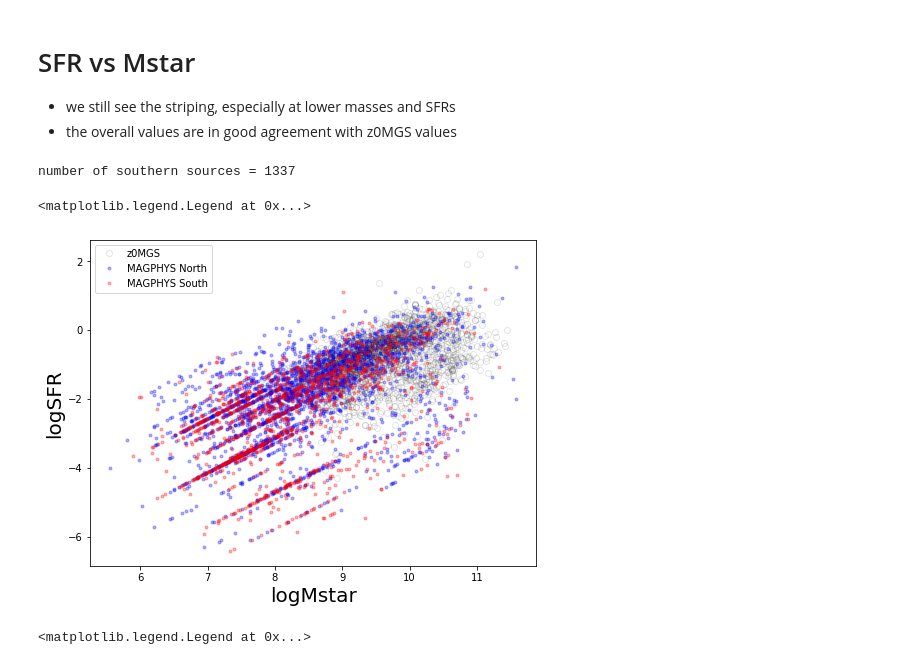
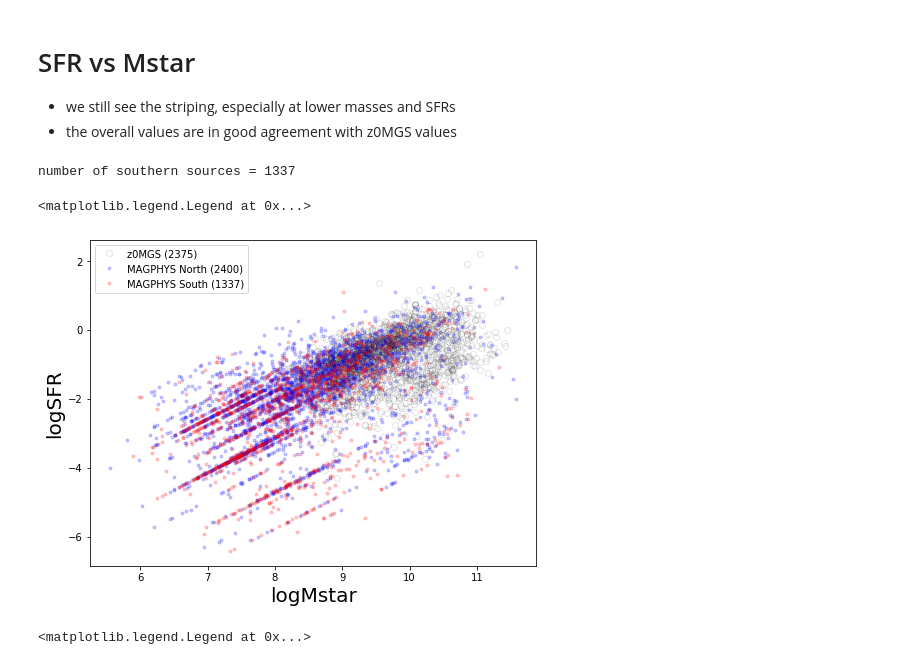
Before and after one commit to rfinn/virgoseds, a Jupyter notebook: notebooks/magphys-full-sample.ipynb, the cells around one changed output. Saved outputs shown, nothing was run; the diff lists cells and outputs as text; code cells hidden in the pictures.

Commit message:
magphys results

```diff
--- a/notebooks/magphys-full-sample.ipynb
+++ b/notebooks/magphys-full-sample.ipynb
@@ -34,28 +35,28 @@ Update ~/github/Virgo/programs/readtablesv2.py to read the latest magphys table.
 # %%
 flag = (v.magphys['logMstar'] > 0)
 plt.figure(figsize=(8,6))
 
 # overplot z0MGS
 zflag = (v.z0mgs['logmass'] > 0)
-plt.plot(v.z0mgs['logmass'][zflag],v.z0mgs['logsfr'][zflag],'ko',mfc='None',alpha=.1,label='z0MGS')
+plt.plot(v.z0mgs['logmass'][zflag],v.z0mgs['logsfr'][zflag],'ko',mfc='None',alpha=.1,label=f'z0MGS ({np.sum(zflag)})')
 
 
 Nflag = (v.magphys['logMstar'] > 0) & (v.main['DEC'] >= 32.375)
-plt.plot(v.magphys['logMstar'][Nflag],v.magphys['logSFR'][Nflag],'b.',alpha=.3,label='MAGPHYS North')
+plt.plot(v.magphys['logMstar'][Nflag],v.magphys['logSFR'][Nflag],'b.',alpha=.2,label=f'MAGPHYS North ({np.sum(Nflag)})')
 
 
 Sflag = (v.magphys['logMstar'] > 0) & (v.main['DEC'] < 32.375)
 print(f"number of southern sources = {np.sum(Sflag)}")
-plt.plot(v.magphys['logMstar'][Sflag],v.magphys['logSFR'][Sflag],'r.',alpha=.3,label='MAGPHYS South')
+plt.plot(v.magphys['logMstar'][Sflag],v.magphys['logSFR'][Sflag],'r.',alpha=.2,label=f'MAGPHYS South ({np.sum(Sflag)})')
 
 plt.xlabel('logMstar',fontsize=20)
 
 plt.ylabel('logSFR',fontsize=20)
 plt.legend()
 # %% [output]
 number of southern sources = 1337
 <matplotlib.legend.Legend at 0x...>
-[figure, old version]
+[figure, new version]
 # %%
 plt.figure(figsize=(12,8))
 plt.subplots_adjust(wspace=.4)
```
Also changed, not shown: parts of 3 cells of this notebook.
